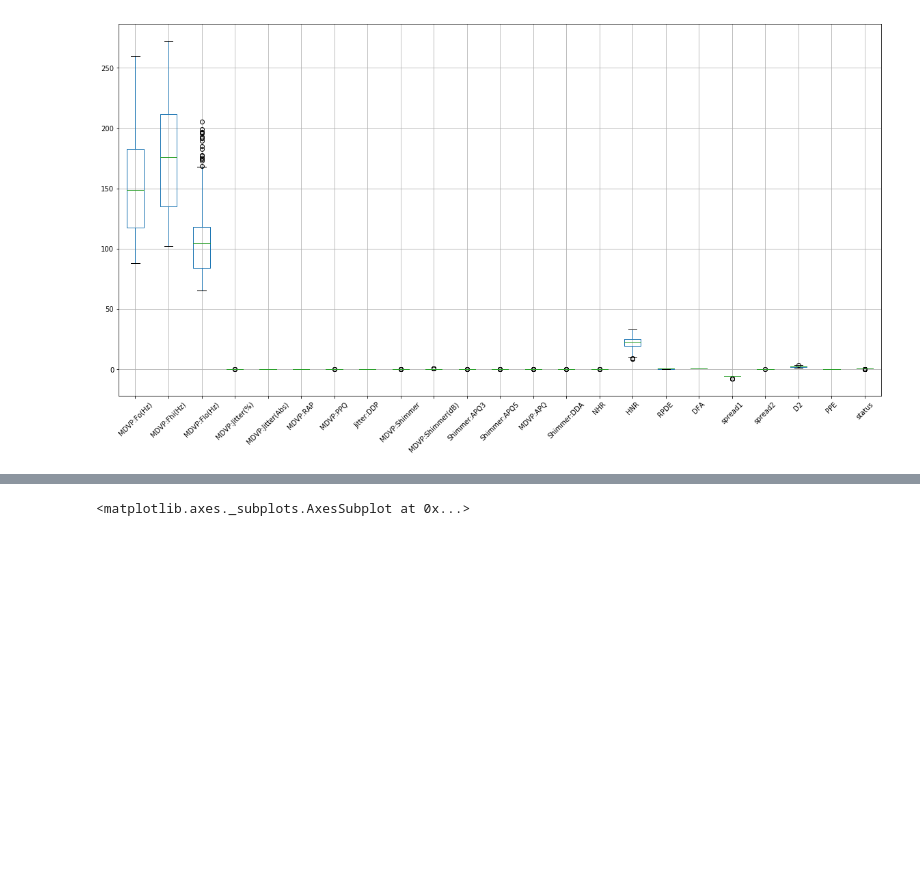
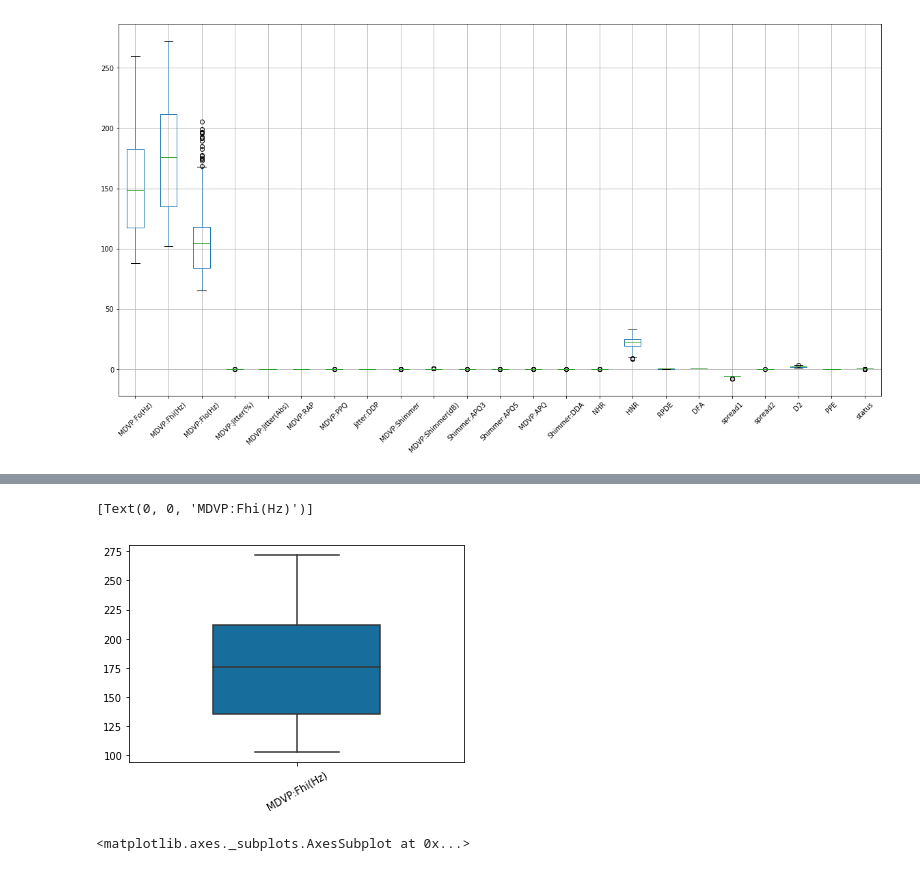
Before and after one commit to GreatLearningAIML1/bangalore-feb-batch-manishkumaraiml, a Jupyter notebook: EnsembleTechnique_R4_Project1.ipynb, the cells around one changed output, grey strips where cells are left out. Drawn from its saved outputs; the diff is of its cells as text; code cells hidden in the pictures; blank space fills up the shorter version.

```diff
--- a/EnsembleTechnique_R4_Project1.ipynb
+++ b/EnsembleTechnique_R4_Project1.ipynb
@@ -177,3 +178,6 @@ rearranged_df.boxplot(figsize=(20,10),rot=45)
 # %% [output]
 <matplotlib.axes._subplots.AxesSubplot at 0x...>
 [figure]
+# %%
+rearranged_df[rearranged_df.columns.tolist()]=np.where(rearranged_df[rearranged_df.columns.tolist()].quantile(.75)*1.5<rearranged_df[rearranged_df.columns.tolist()],rearranged_df[rearranged_df.columns.tolist()].median(),rearranged_df[rearranged_df.columns.tolist()])
+rearranged_df.std()
@@ -180,3 +202,11 @@ rearranged_df.boxplot(figsize=(20,10),rot=45)
+# %%
+bplot=sns.boxplot(data=rearranged_df[['MDVP:Fhi(Hz)']],
+                 width=0.5,
+                 palette="colorblind")
+bplot.set_xticklabels(bplot.get_xticklabels(),rotation=30)
+# %% [output]
+[Text(0, 0, 'MDVP:Fhi(Hz)')]
+[figure, added]
 # %%
 fig, ax = plt.subplots(figsize=(14,14))
 sns.heatmap(rearranged_df.corr(), annot=True, linewidths=0.9, ax=ax,cmap='coolwarm')
```
Also changed, not shown: parts of 16 cells of this notebook.
